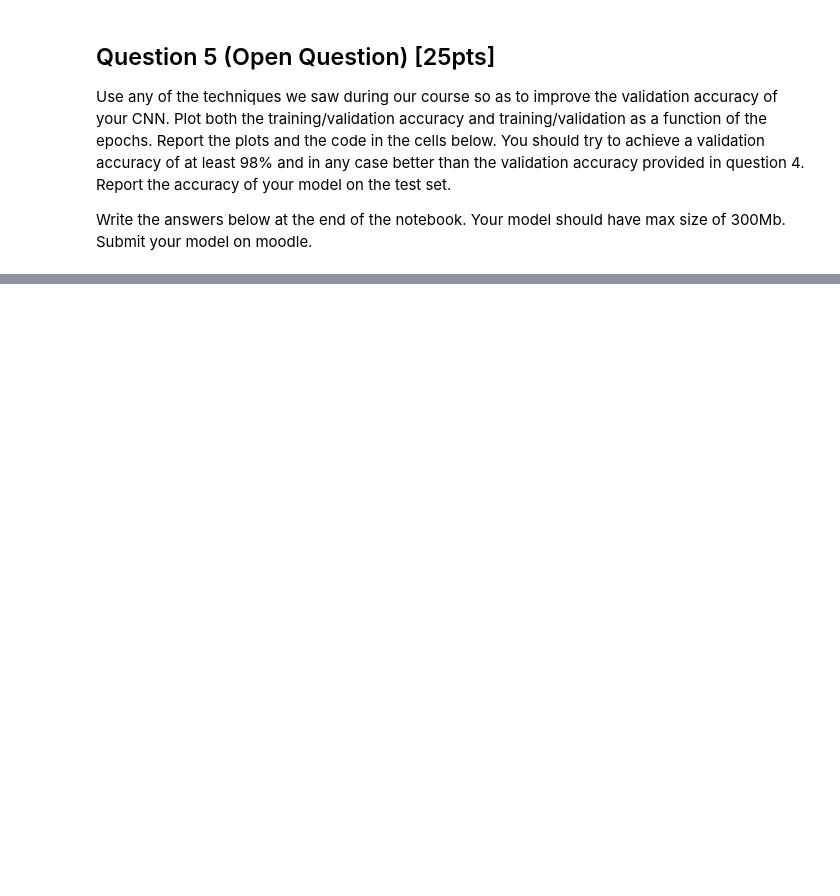
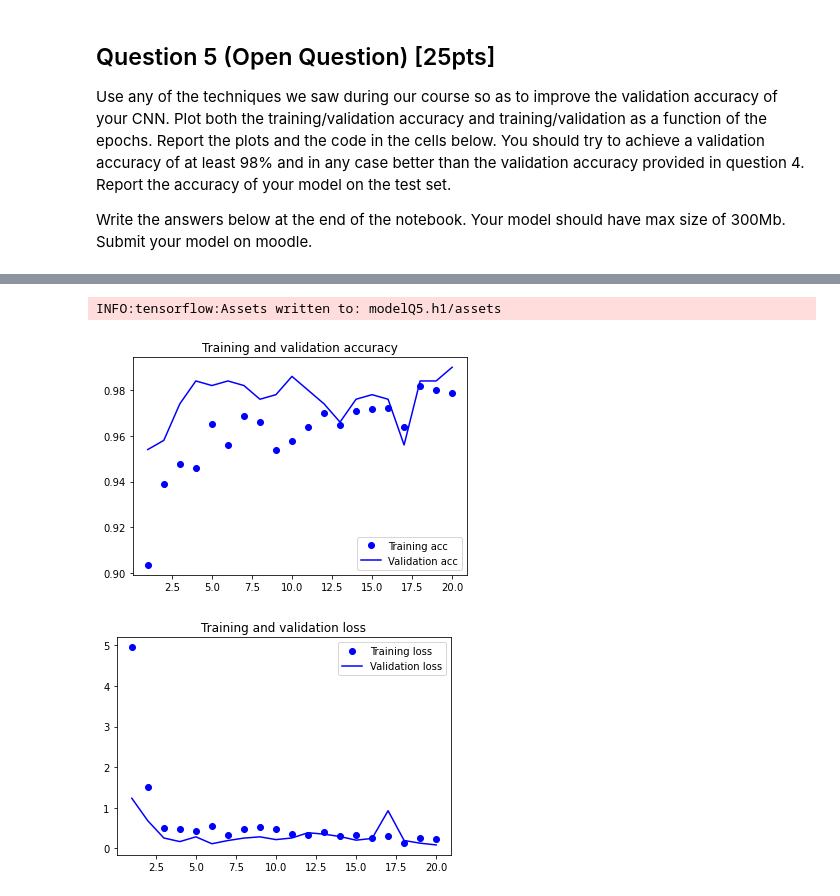
Before and after one commit to TheYankkk/DeepLearning_assignment, a Jupyter notebook: skeletonAssignment1.ipynb, the cells around one changed output, grey strips where cells are left out. Cells and saved outputs as stored; diff of their text form; code cells hidden in the pictures; blank space fills up the shorter version.

```diff
--- a/skeletonAssignment1.ipynb
+++ b/skeletonAssignment1.ipynb
@@ -443,3 +494,80 @@ KeyboardInterrupt:
 Use any of the techniques we saw during our course so as to improve the validation accuracy of your CNN. Plot both the training/validation accuracy and training/validation as a function of the epochs. Report the plots and the code in the cells below. You should try to achieve a validation accuracy of at least 98\% and in any case better than the validation accuracy provided in question 4. Report the accuracy of your model on the test set.
 
 Write the answers below at the end of the notebook. Your model should have max size of 300Mb. Submit your model on moodle.
+# %%
+import os
+from keras import layers
+from keras import models
+from keras import optimizers
+#using Resnet
+from keras.applications.resnet_v2 import ResNet50V2
+Resnet_model=ResNet50V2(weights='imagenet',
+                        include_top=False,
+                        input_shape=(128, 128, 3))
+for layer in Resnet_model.layers:
+        layer.trainable = False
+model=models.Sequential()
+model.add(Resnet_model)
+model.add(layers.Flatten())
+model.add(layers.Dense(512, activation='relu'))
+model.add(layers.Dense(4, activation='softmax'))
+model.compile(loss='categorical_crossentropy',
+                  optimizer=optimizers.RMSprop(lr=0.001,
+                                               #decay=0.01
+                                              ),
+                  metrics=['acc'])
+from keras.preprocessing.image import ImageDataGenerator
+
+base_dir = 'cat_dog_car_bike'
+train_dir= os.path.join(base_dir, 'train')
+validation_dir= os.path.join(base_dir, 'val')
+
+
+train_datagen = ImageDataGenerator(rescale=1./255,
+                                   rotation_range=40,
+                                   width_shift_range=0.2,
+                                   height_shift_range=0.2,
+                                   shear_range=0.2,
+                                   zoom_range=0.2,
+                                   horizontal_flip=True,
+                                   fill_mode='nearest' #data augment
+                                  )
+test_datagen = ImageDataGenerator(rescale=1./255)
+train_generator = train_datagen.flow_from_directory(
+        train_dir,
+        target_size=(128, 128),
+        batch_size=20,
+        class_mode='categorical')
+validation_generator = test_datagen.flow_from_directory(
+        validation_dir,
+        target_size=(128, 128), # very important: do not change this!
+        batch_size=20,
+        class_mode='categorical')
+
+history = model.fit_generator(
+      train_generator,
+      steps_per_epoch=50,
+      epochs=20,
+      validation_data=validation_generator,
+      validation_steps=25)
+
+#This model is not good enough
+model.save('modelQ5.h1') #important do not change the name of the model
+
+import matplotlib.pyplot as plt
+acc = history.history['acc']
+val_acc = history.history['val_acc']
+loss = history.history['loss']
+val_loss = history.history['val_loss']
+epochs = range(1, len(acc) + 1)
+plt.plot(epochs, acc, 'bo', label='Training acc')
+plt.plot(epochs, val_acc, 'b', label='Validation acc')
+plt.title('Training and validation accuracy')
+plt.legend()
+plt.figure()
+plt.plot(epochs, loss, 'bo', label='Training loss')
+plt.plot(epochs, val_loss, 'b', label='Validation loss')
+plt.title('Training and validation loss')
+plt.legend()
+plt.show()
+# %% [output]
@@ -445,0 +591,3 @@ Write the answers below at the end of the notebook. Your model should have max s
+INFO:tensorflow:Assets written to: modelQ5.h1/assets
+[figure, added]
+[figure, added]
```
Also changed, not shown: parts of 11 cells of this notebook.
